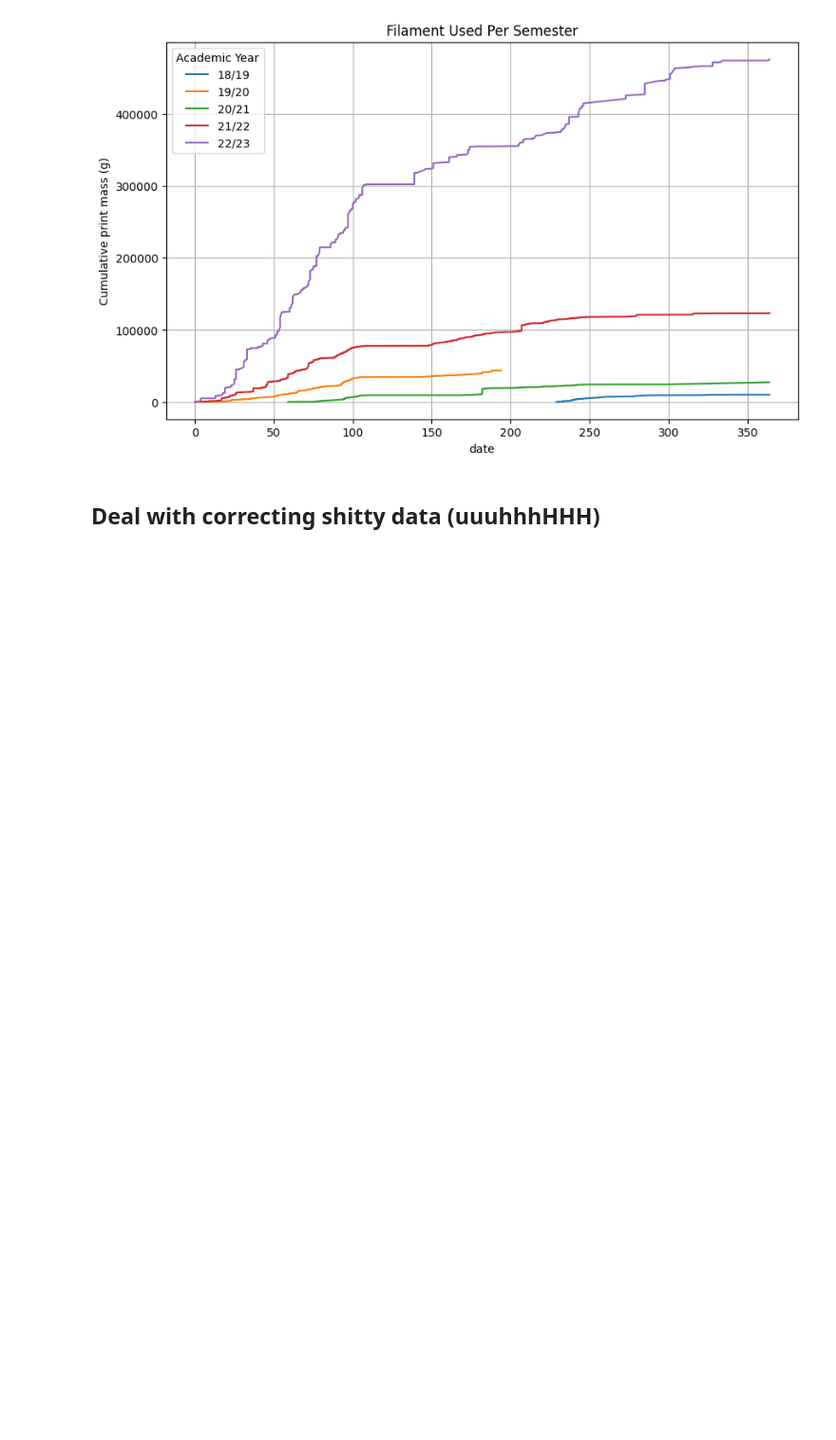
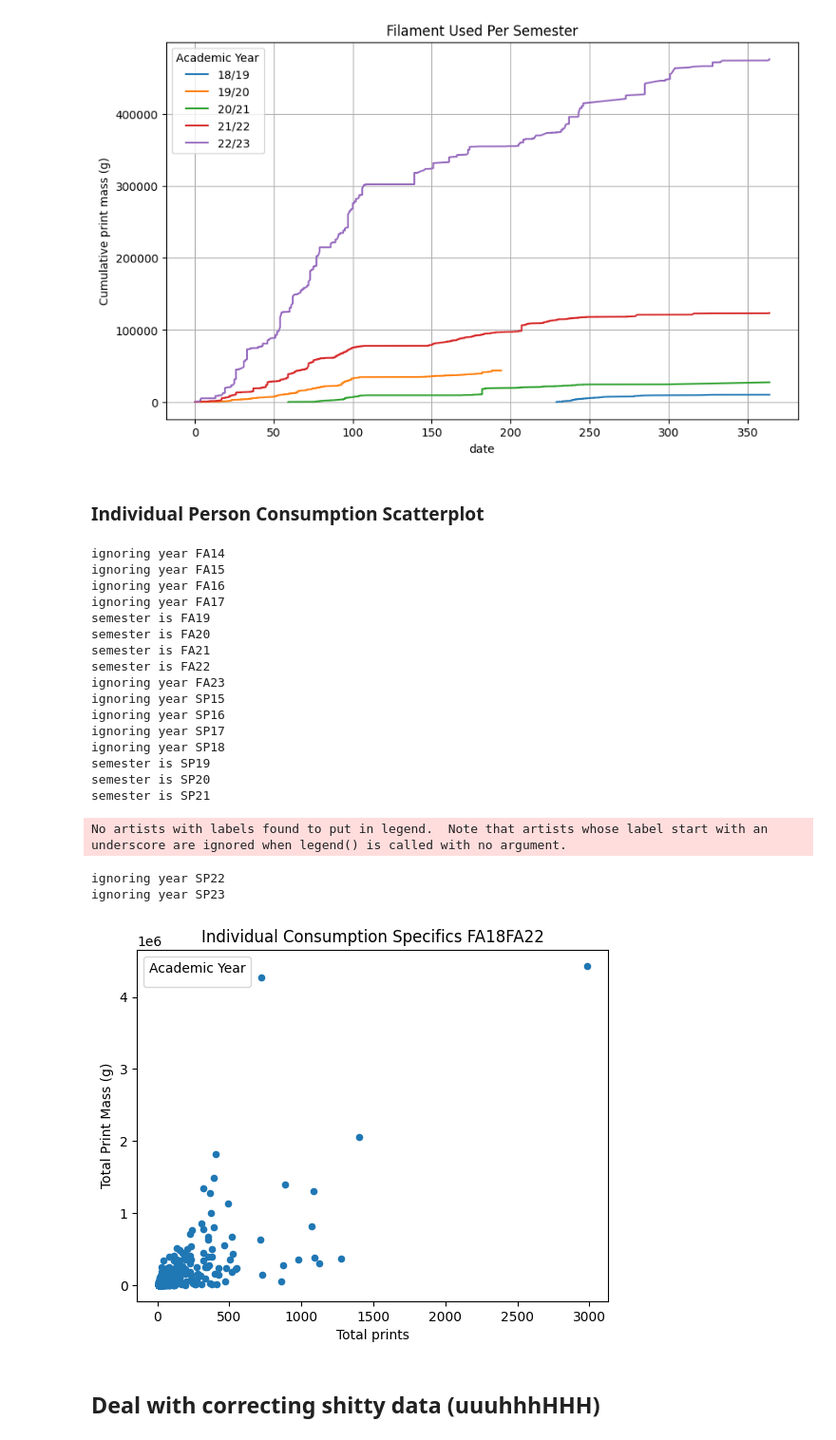
Before and after one commit to JohnnyMaBoi/olin-3d-printing, a Jupyter notebook: process_data.ipynb, the cells around one changed output. Shown at 95% size. Cells and saved outputs as stored; diff of their text form; code cells hidden in the pictures; blank space fills up the shorter version.

Commit message:
namewise dataframe of people's prints over variable timeframe, scatter

```diff
--- a/process_data.ipynb
+++ b/process_data.ipynb
@@ -403,6 +411,83 @@ year is 20/21
 year is 21/22
 year is 22/23
 [figure]
+# %% [markdown]
+### Individual Person Consumption Scatterplot
+# %%
+def person_point_scatter(df:pd.DataFrame, semester_list):
+    """
+    Create a scatterplot with y axis total mass and x axis number of prints and
+    one point for each name represented in the dataset
+
+    Args:
+        dataframe (pd.DataFrame): dataframe with rows name, mass, semester, and academic year
+        semester_list (list): list of strings, in form: [FA19, SP20] to graph only
+            the per person data in the 19-20 school year.
+    """
+    # group data by academic year
+    sem_groupby = df.groupby('semester')[["timestamp", "name", "mass"]]
+
+    # create new dataframe for sums
+    person_prints_overtime = pd.DataFrame(columns=["name", "total mass", "total prints"])
+    # plot for each academic year on same axes
+    for sem, _df in sem_groupby:
+        if sem not in semester_list:
+            print(f"ignoring year {sem}")
+            pass
+        else:
+            print(f"semester is {sem}")
+
+            # iterate through entries in dataframe and check if name has been recorded
+            for idx, row in df.iterrows():
+                entry = df.iloc[idx]
+                # if it doesn't, create and populate row in person_prints_overtime
+                if entry["name"] not in person_prints_overtime["name"].values:
+                    first_entry = pd.Series({"name":entry["name"],"total mass":entry["mass"], "total prints":1})
+                    person_prints_overtime.loc[person_prints_overtime.shape[0]] = first_entry
+                # if it does, add this entry's print mass to the values and +1 num prints to the right name in sum df
+                else:
+                    person_prints_overtime.loc[person_prints_overtime["name"]==entry["name"], "total mass"] +=entry["mass"]
+                    person_prints_overtime.loc[person_prints_overtime["name"]==entry["name"], "total prints"] += 1
+    # plot every entry in the dataframe on the scatterplot
+    ax1 = person_prints_overtime.plot.scatter(x="total prints", y="total mass")
+        # plt.plot(_df["timestamp"].apply(lambda x: get_ac_year_day(x)), _df["mass"].cumsum(), label=f'{sem}')
+        # print(_df.head())
+
+    # Set up plot
+    semester_ends = [semester_list if len(semester_list)==1 else semester_list[0]+semester_list[-1]]
+    ax1.set_title(f"Individual Consumption Specifics {', '.join(semester_ends)}")         # Per reason
+    ax1.set_xlabel('Total prints')
+    ax1.set_ylabel("Total Print Mass (g)")
+
+    # Display the plot
+    ax1.legend(title="Individual People")
+    person_prints_overtime.sort_values(by="total mass", inplace=True)
+
+    return person_prints_overtime
+
+semesters_to_scatter = ["FA18", "SP19", "FA19", "SP20", "FA20", "SP21", "FA21", "FA22"]
+output_scatter = person_point_scatter(df, semesters_to_scatter)
+# %% [output]
+ignoring year FA14
+ignoring year FA15
+ignoring year FA16
+ignoring year FA17
+semester is FA19
+semester is FA20
+semester is FA21
+semester is FA22
+ignoring year FA23
+ignoring year SP15
+ignoring year SP16
+ignoring year SP17
+ignoring year SP18
+semester is SP19
+semester is SP20
+semester is SP21
+No artists with labels found to put in legend.  Note that artists whose label start with an underscore are ignored when legend() is called with no argument.
+ignoring year SP22
+ignoring year SP23
+[figure, added]
 # %% [markdown]
 ## Deal with correcting shitty data (uuuhhhHHH)
 # %%
```
Also changed, not shown: parts of 2 cells of this notebook, 1 other file.
